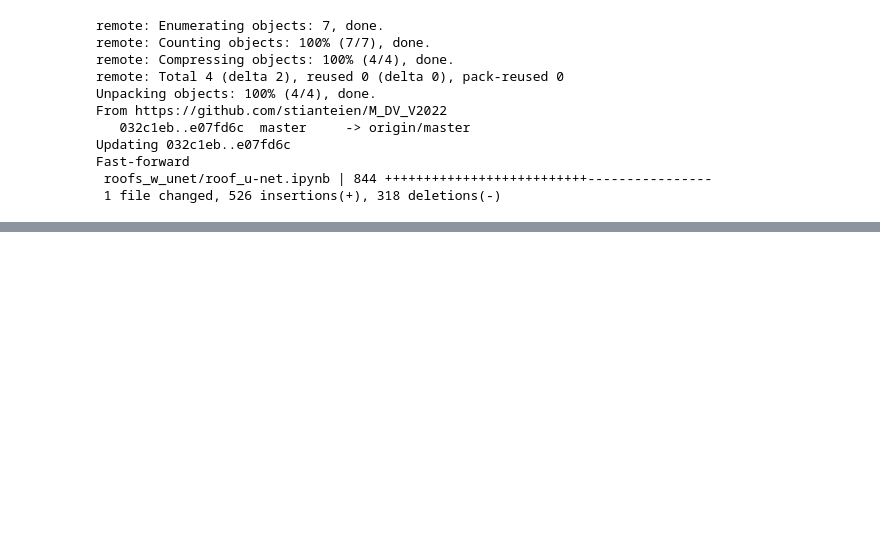
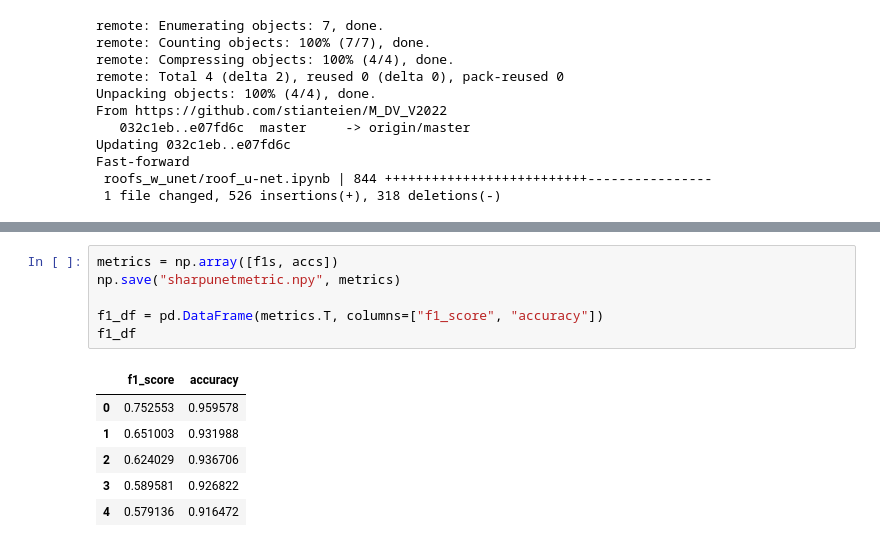
Before and after one commit to stianteien/M_DV_V2022, a Jupyter notebook: unet_detection/sharpunet.ipynb, the cells around one changed output, grey strips where cells are left out. Drawn from its saved outputs; the diff is of its cells as text; blank space fills up the shorter version.

```diff
--- a/unet_detection/sharpunet.ipynb
+++ b/unet_detection/sharpunet.ipynb
@@ -415,0 +457,13 @@ Fast-forward
+# %%
+metrics = np.array([f1s, accs])
+np.save("sharpunetmetric.npy", metrics)
+
+f1_df = pd.DataFrame(metrics.T, columns=["f1_score", "accuracy"])
+f1_df
+# %% [output]
+|  | f1_score | accuracy |
+| 0 | 0.752553 | 0.959578 |
+| 1 | 0.651003 | 0.931988 |
+| 2 | 0.624029 | 0.936706 |
+| 3 | 0.589581 | 0.926822 |
+| 4 | 0.579136 | 0.916472 |
```
Also changed, not shown: parts of 5 cells of this notebook.
